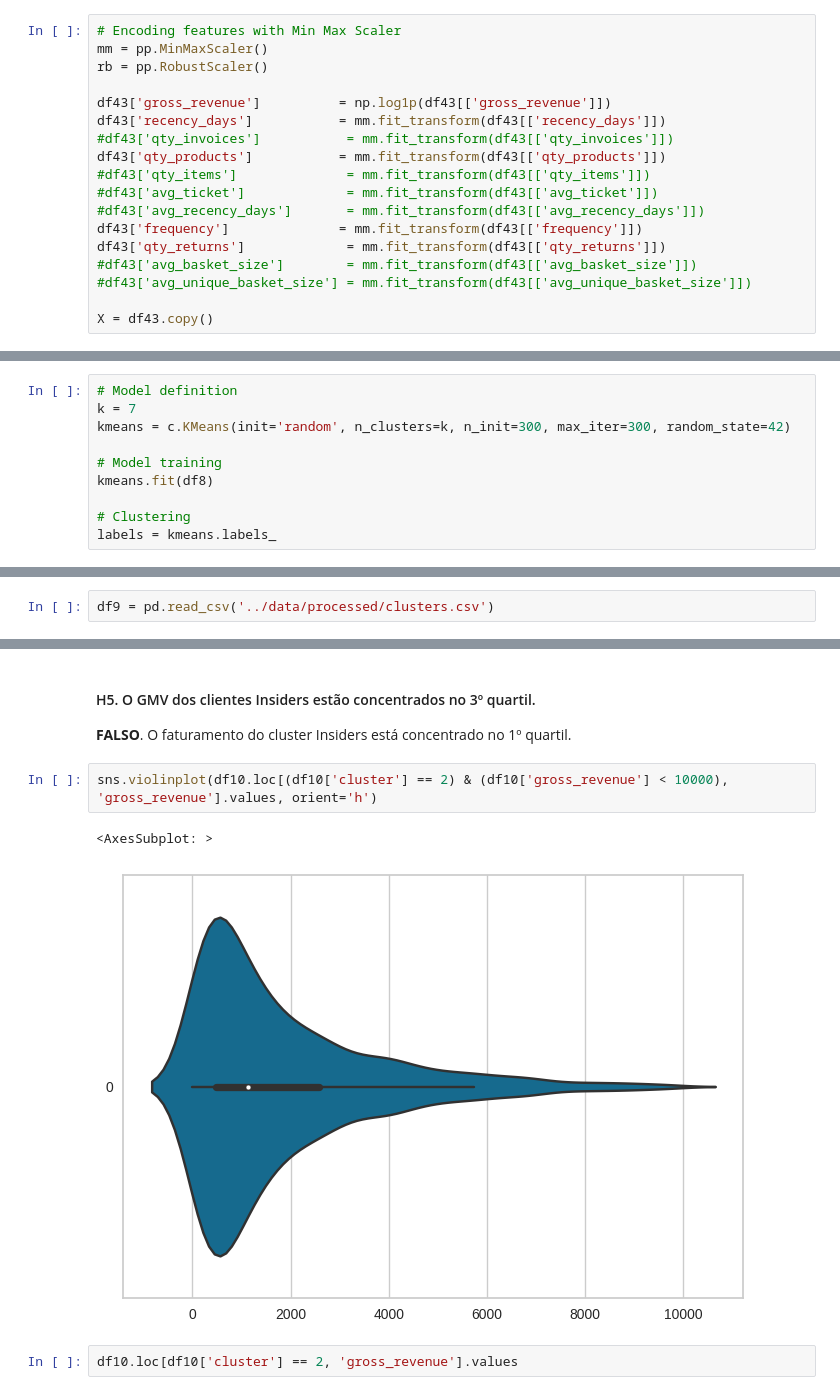
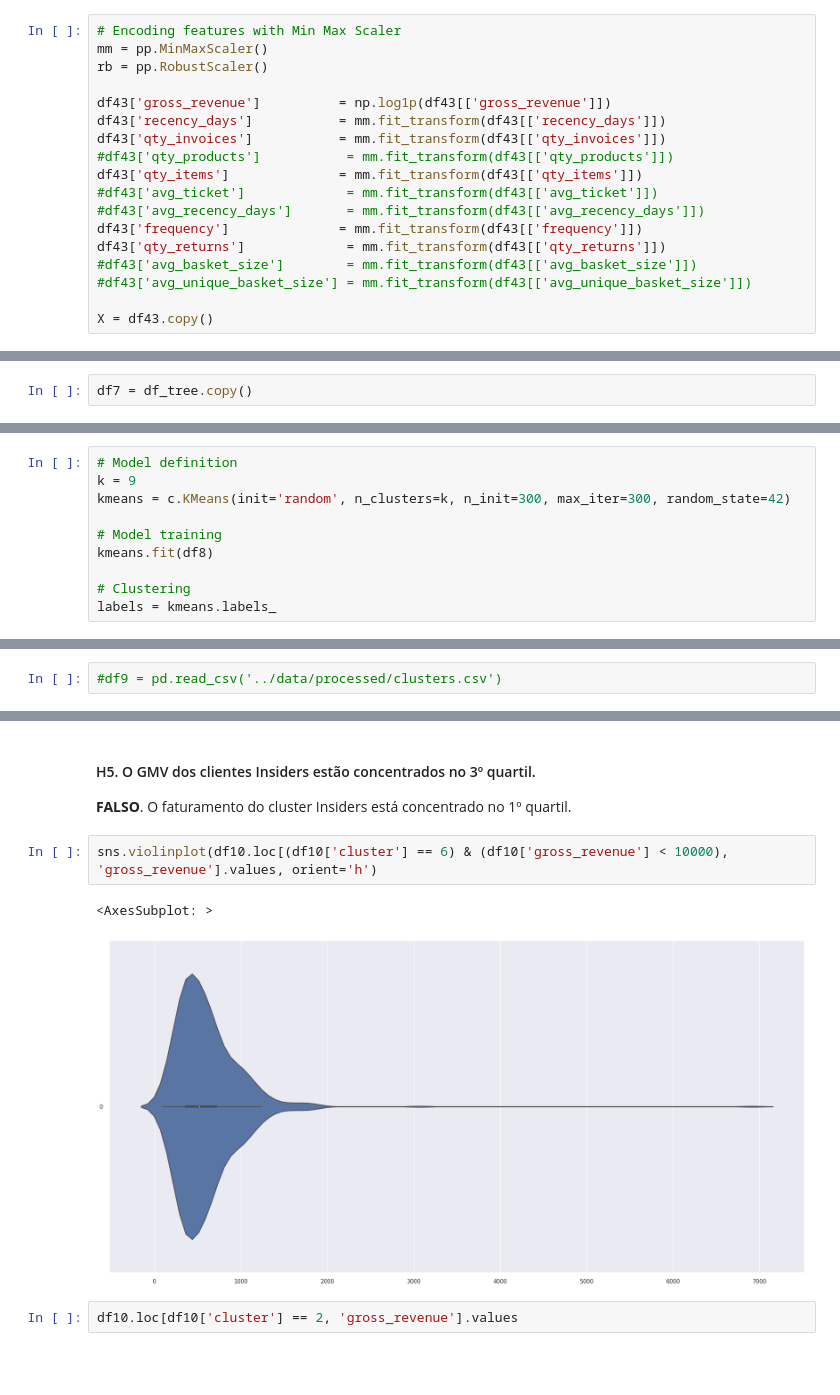
Before and after one commit to matheusventurads/loyalty-clustering-programm, a Jupyter notebook: notebooks/c09-mv-model-eda.ipynb, the cells around one changed output, grey strips where cells are left out. Cells and saved outputs as stored; diff of their text form; blank space fills up the shorter version.

```diff
--- a/notebooks/c09-mv-model-eda.ipynb
+++ b/notebooks/c09-mv-model-eda.ipynb
@@ -850,9 +852,9 @@ rb = pp.RobustScaler()
 
 df43['gross_revenue']          = np.log1p(df43[['gross_revenue']])
 df43['recency_days']           = mm.fit_transform(df43[['recency_days']])
-#df43['qty_invoices']           = mm.fit_transform(df43[['qty_invoices']])
-df43['qty_products']           = mm.fit_transform(df43[['qty_products']])
-#df43['qty_items']              = mm.fit_transform(df43[['qty_items']])
+df43['qty_invoices']           = mm.fit_transform(df43[['qty_invoices']])
+#df43['qty_products']           = mm.fit_transform(df43[['qty_products']])
+df43['qty_items']              = mm.fit_transform(df43[['qty_items']])
 #df43['avg_ticket']             = mm.fit_transform(df43[['avg_ticket']])
 #df43['avg_recency_days']       = mm.fit_transform(df43[['avg_recency_days']])
 df43['frequency']              = mm.fit_transform(df43[['frequency']])
@@ -979,6 +981,8 @@ clusters
 array([ 2,  3,  4,  5,  6,  7,  8,  9, 10, 11, 12, 13, 14, 15])
 # %% [markdown]
 ## 7.1 K-Means
+# %%
+df7 = df_tree.copy()
 # %%
 kmeans_list = []
 for k in clusters:
@@ -1293,7 +1297,7 @@ df8 = df7.copy()
 ## 8.1 K-Means
 # %%
 # Model definition
-k = 7
+k = 9
 kmeans = c.KMeans(init='random', n_clusters=k, n_init=300, max_iter=300, random_state=42)
 
 # Model training
@@ -1372,7 +1379,7 @@ sns.scatterplot(x='embedding_x',
 # %% [markdown]
 ## 9.2 Cluster Profile
 # %%
-df9 = pd.read_csv('../data/processed/clusters.csv')
+#df9 = pd.read_csv('../data/processed/clusters.csv')
 # %%
 # Number of customers
 df_cluster = df9[['customer_id', 'cluster']].groupby('cluster').count().reset_index()
@@ -1563,10 +1524,10 @@ Median Diff: 16895.92%
 #### H5. O GMV dos clientes Insiders estão concentrados no 3º quartil.
 **FALSO**. O faturamento do cluster Insiders está concentrado no 1º quartil.
 # %%
-sns.violinplot(df10.loc[(df10['cluster'] == 2) & (df10['gross_revenue'] < 10000), 'gross_revenue'].values, orient='h')
+sns.violinplot(df10.loc[(df10['cluster'] == 6) & (df10['gross_revenue'] < 10000), 'gross_revenue'].values, orient='h')
 # %% [output]
 <AxesSubplot: >
-[figure, old version]
+[figure, new version]
 # %%
 df10.loc[df10['cluster'] == 2, 'gross_revenue'].values
 # %% [output]
```
Also changed, not shown: parts of 42 cells of this notebook, 24 other files.
